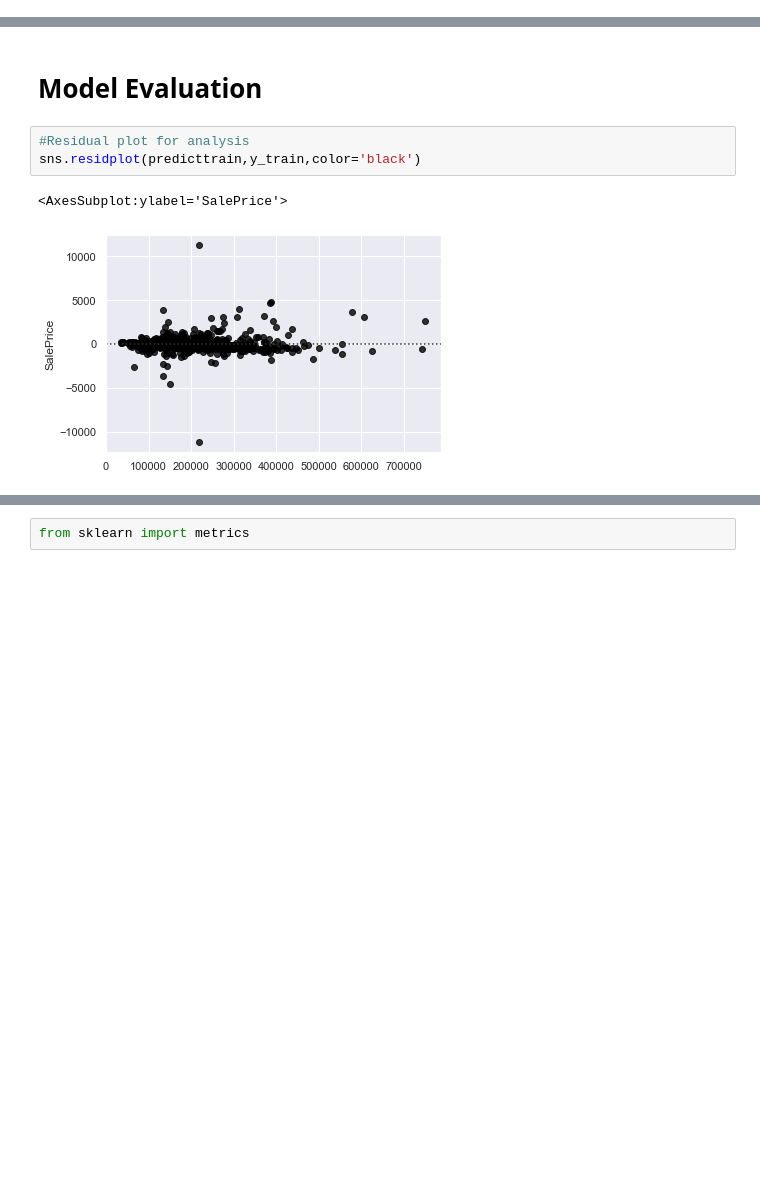
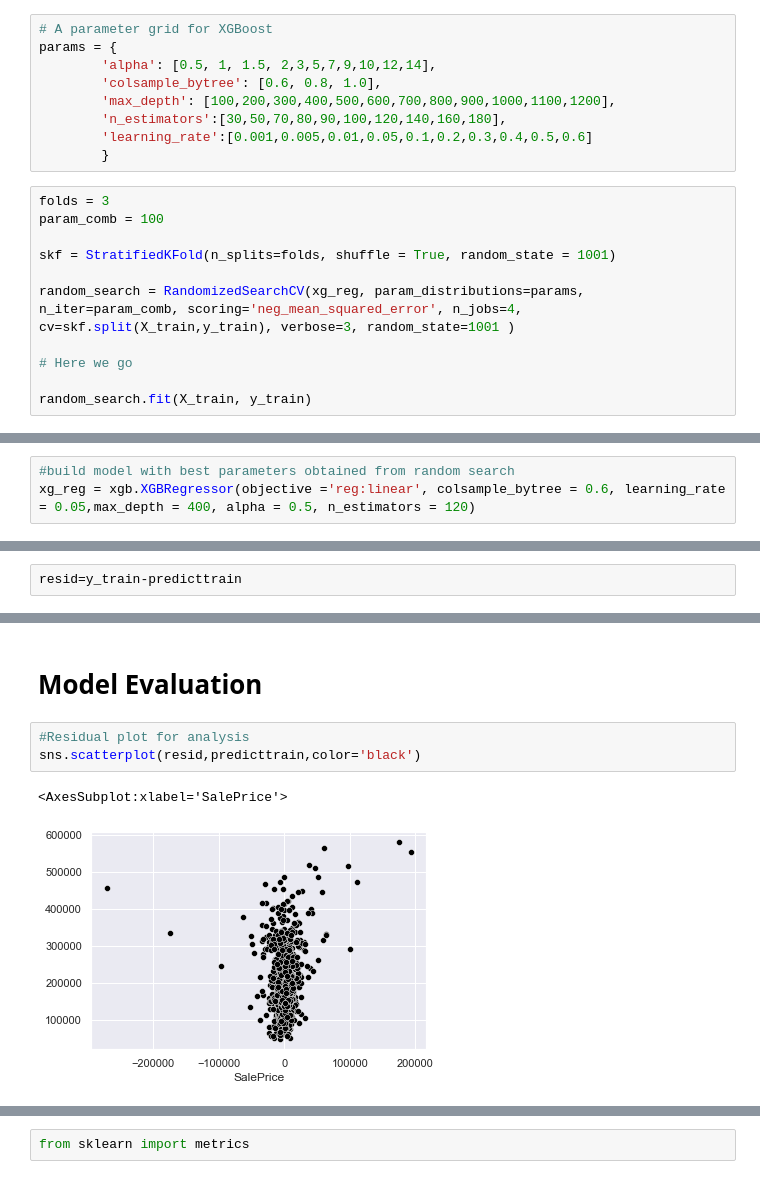
Before and after one commit to Santoshsai007/Kaggle-House-Price-prediction-using-advanced-regression-techniques, a Jupyter notebook: Kaggle Housing price Prediction.ipynb, the cells around one changed output, grey strips where cells are left out. Saved outputs shown, nothing was run; the diff lists cells and outputs as text; blank space fills up the shorter version.

```diff
--- a/Kaggle Housing price Prediction.ipynb
+++ b/Kaggle Housing price Prediction.ipynb
@@ -643,0 +631,20 @@ xg_reg = xgb.XGBRegressor(objective ='reg:linear', colsample_bytree = 0.3, learn
+# %%
+# A parameter grid for XGBoost
+params = {
+        'alpha': [0.5, 1, 1.5, 2,3,5,7,9,10,12,14],
+        'colsample_bytree': [0.6, 0.8, 1.0],
+        'max_depth': [100,200,300,400,500,600,700,800,900,1000,1100,1200],
+        'n_estimators':[30,50,70,80,90,100,120,140,160,180],
+        'learning_rate':[0.001,0.005,0.01,0.05,0.1,0.2,0.3,0.4,0.5,0.6]
+        }
+# %%
+folds = 3
+param_comb = 100
+
+skf = StratifiedKFold(n_splits=folds, shuffle = True, random_state = 1001)
+
+random_search = RandomizedSearchCV(xg_reg, param_distributions=params, n_iter=param_comb, scoring='neg_mean_squared_error', n_jobs=4, cv=skf.split(X_train,y_train), verbose=3, random_state=1001 )
+
+# Here we go
+
+random_search.fit(X_train, y_train)
@@ -644,3 +691,6 @@ xg_reg = xgb.XGBRegressor(objective ='reg:linear', colsample_bytree = 0.3, learn
+# %%
+#build model with best parameters obtained from random search
+xg_reg = xgb.XGBRegressor(objective ='reg:linear', colsample_bytree = 0.6, learning_rate = 0.05,max_depth = 400, alpha = 0.5, n_estimators = 120)
 # %%
 xgmodel=xg_reg.fit(X_train,y_train)
 # %% [output]
@@ -652,5 +702,7 @@ xgmodel.score(X_train,y_train)
 # %%
 predicttrain=xgmodel.predict(X_train)
+# %%
+resid=y_train-predicttrain
 # %%
 predectxg=xgmodel.predict(X_test)
 # %%
@@ -661,7 +713,7 @@ predectxg.to_csv("xgboost_final.csv")
 # Model Evaluation
 # %%
 #Residual plot for analysis
-sns.residplot(predicttrain,y_train,color='black')
+sns.scatterplot(resid,predicttrain,color='black')
 # %% [output]
-<AxesSubplot:ylabel='SalePrice'>
+<AxesSubplot:xlabel='SalePrice'>
-[figure, old version]
+[figure, new version]
```
Also changed, not shown: parts of 39 cells of this notebook.
